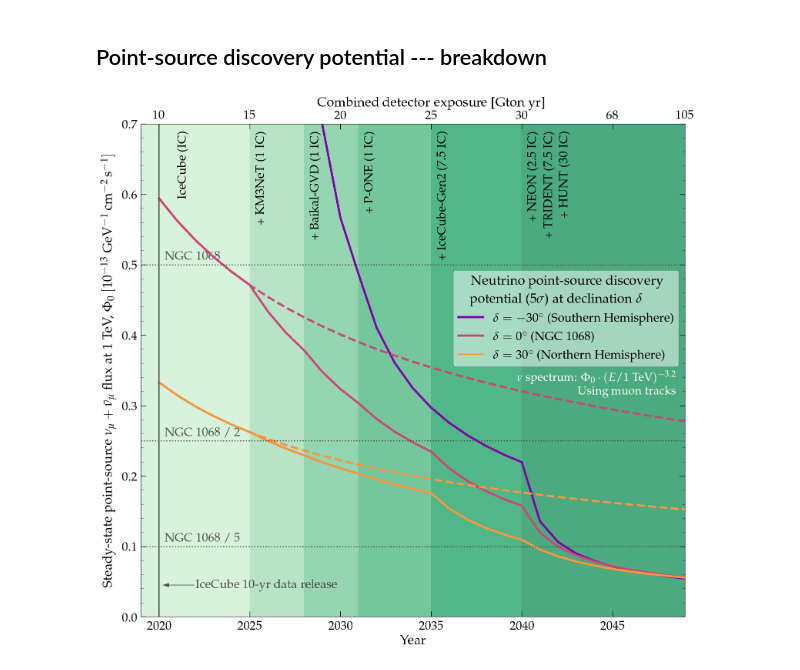
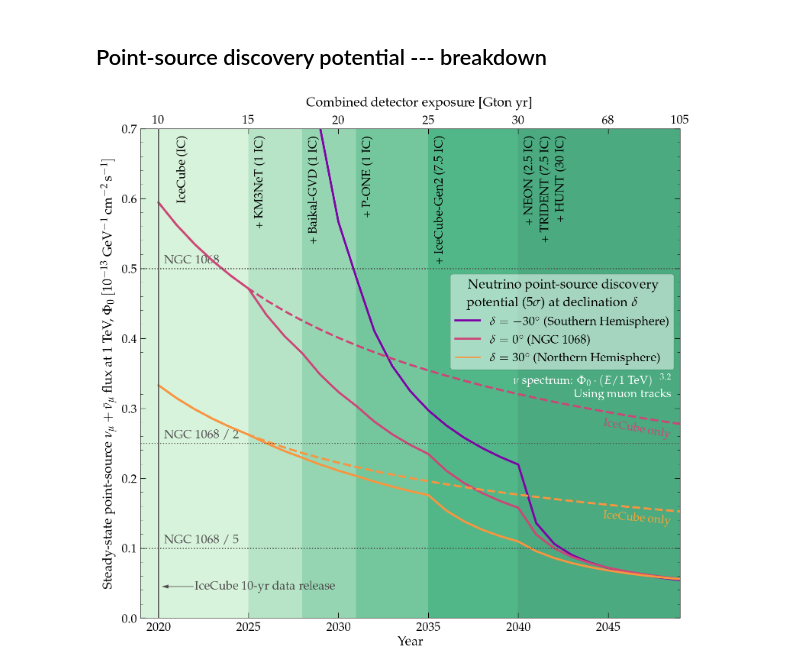
Before and after one commit to PLEnuM-group/Plenum, a Jupyter notebook: notebooks/misc/plotting_pointsource_discovery_potential_breakdown.ipynb, the cells around one changed output. Drawn from its saved outputs; the diff is of its cells as text; code cells hidden in the pictures.

Commit message:
Updated plots

```diff
--- a/notebooks/misc/plotting_pointsource_discovery_potential_breakdown.ipynb
+++ b/notebooks/misc/plotting_pointsource_discovery_potential_breakdown.ipynb
@@ -95,6 +93,27 @@ ax.annotate(
     zorder=10,
     color='w',
     fontsize=22,  # "large",
+)
+
+ax.annotate(
+    r'IceCube only',
+    xy=(2048.5, 0.287),
+    ha="right",
+    va="top",
+    zorder=10,
+    color=matplotlib.colormaps['plasma'](0.5),
+    fontsize=22,
+    rotation=-10.
+)
+ax.annotate(
+    r'IceCube only',
+    xy=(2048.5, 0.155),
+    ha="right",
+    va="top",
+    zorder=10,
+    color=matplotlib.colormaps['plasma'](0.8),
+    fontsize=22,
+    rotation=-5.
 )
 
 
@@ -261,7 +280,7 @@ for year in np.linspace(2020, 2050, 7):
         ha="center",
     )
 ax.text(
-    x=2035, y=0.725, s="Combined detector exposure [Gton~yr]", fontsize=25, ha="center"
+    x=2034.5, y=0.732, s="Combined detector exposure [Gton~yr]", fontsize=25, ha="center"
 )
 
 ax.set_xlim(2019, yr_max - 1)
@@ -271,31 +290,31 @@ ax.set_ylabel(
     r"Steady-state point-source $\nu_\mu + \bar{\nu}_\mu$ flux at 1~TeV, $\Phi_{0} ~ [10^{-13}~\rm GeV^{-1} \, cm^{-2} \, s^{-1}]$",
     fontsize=25,
     labelpad=10
 )
 plt.yticks(fontsize=23)
 plt.xticks(fontsize=23)
 
 
 for ii in [1, 2, 5]:
     ax.axhline(st.PHI_NGC * 1e13 / ii, ls=":", lw=2, color=font_color, zorder=10)
     ax.text(
         x=2020 + 0.3,
         y=0.007 + st.PHI_NGC * 1e13 / ii,
         s="NGC 1068" if ii == 1 else f"NGC 1068 / {ii}",
         color=font_color,
         fontsize=23,  # "large",
         zorder=0.5,
     )
 
 ax.grid(alpha=0)
 ax.yaxis.set_major_locator(ticker.MultipleLocator(0.1))
 ax.yaxis.set_minor_locator(ticker.MultipleLocator(0.02))
 
 # ax.set_title("Point-source discovery potential ($5 \sigma$)", fontsize="xx-large", pad=60)
 f.savefig(
     join(st.BASEPATH, plot_path, "time_evolution_significance_ps_breakdown.pdf"),
     dpi=300,
     bbox_inches="tight",
 )
 # %% [output]
-[figure, old version]
+[figure, new version]
```
Also changed, not shown: parts of 1 cell of this notebook, 2 other files.
